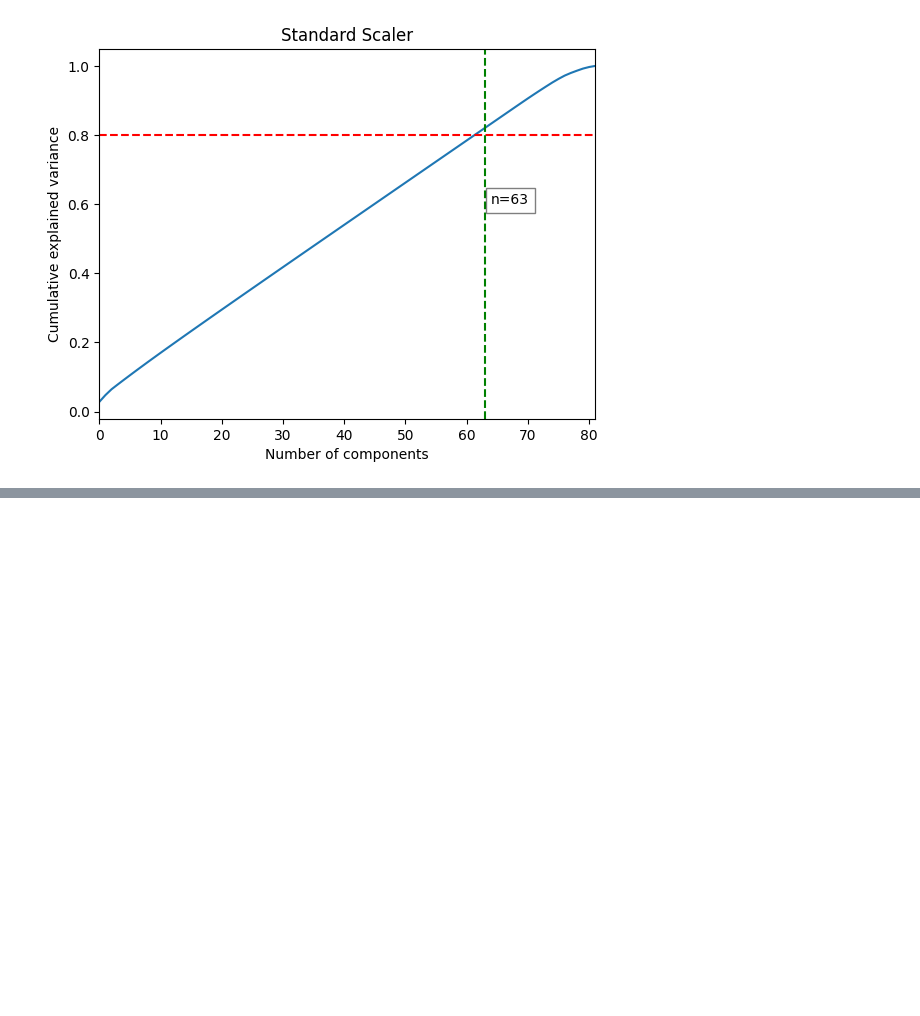
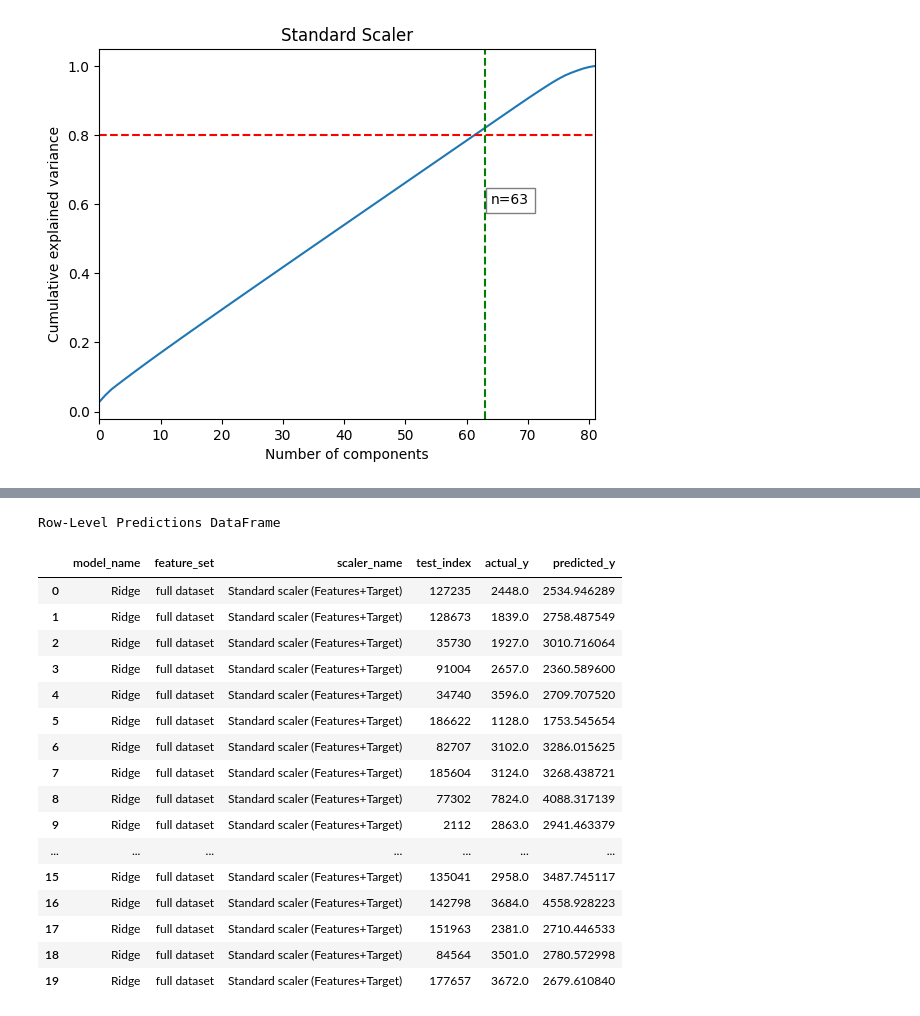
Before and after one commit to zkontor/DoorDashModels, a Jupyter notebook: Models/models.ipynb, the cells around one changed output, grey strips where cells are left out. Cells and saved outputs as stored; diff of their text form; code cells hidden in the pictures; blank space fills up the shorter version.

```diff
--- a/Models/models.ipynb
+++ b/Models/models.ipynb
@@ -834,0 +846,24 @@ plt.show()
+# %%
+print("Row-Level Predictions DataFrame\n")
+RLpredictions_df = pd.DataFrame(pred_values_dict)
+RLpredictions_df.to_csv("C:/Users/Zach/Documents/GitHub/DoorDashModels/Row_Level_Predictions.csv")
+RLpredictions_df.head(20)
+# %% [output]
+Row-Level Predictions DataFrame
+|  | model_name | feature_set | scaler_name | test_index | actual_y | predicted_y |
+| 0 | Ridge | full dataset | Standard scaler (Features+Target) | 127235 | 2448.0 | 2534.946289 |
+| 1 | Ridge | full dataset | Standard scaler (Features+Target) | 128673 | 1839.0 | 2758.487549 |
+| 2 | Ridge | full dataset | Standard scaler (Features+Target) | 35730 | 1927.0 | 3010.716064 |
+| 3 | Ridge | full dataset | Standard scaler (Features+Target) | 91004 | 2657.0 | 2360.589600 |
+| 4 | Ridge | full dataset | Standard scaler (Features+Target) | 34740 | 3596.0 | 2709.707520 |
+| 5 | Ridge | full dataset | Standard scaler (Features+Target) | 186622 | 1128.0 | 1753.545654 |
+| 6 | Ridge | full dataset | Standard scaler (Features+Target) | 82707 | 3102.0 | 3286.015625 |
+| 7 | Ridge | full dataset | Standard scaler (Features+Target) | 185604 | 3124.0 | 3268.438721 |
+| 8 | Ridge | full dataset | Standard scaler (Features+Target) | 77302 | 7824.0 | 4088.317139 |
+| 9 | Ridge | full dataset | Standard scaler (Features+Target) | 2112 | 2863.0 | 2941.463379 |
+| ... | ... | ... | ... | ... | ... | ... |
+| 15 | Ridge | full dataset | Standard scaler (Features+Target) | 135041 | 2958.0 | 3487.745117 |
+| 16 | Ridge | full dataset | Standard scaler (Features+Target) | 142798 | 3684.0 | 4558.928223 |
+| 17 | Ridge | full dataset | Standard scaler (Features+Target) | 151963 | 2381.0 | 2710.446533 |
+| 18 | Ridge | full dataset | Standard scaler (Features+Target) | 84564 | 3501.0 | 2780.572998 |
+| 19 | Ridge | full dataset | Standard scaler (Features+Target) | 177657 | 3672.0 | 2679.610840 |
```
Also changed, not shown: parts of 7 cells of this notebook.
